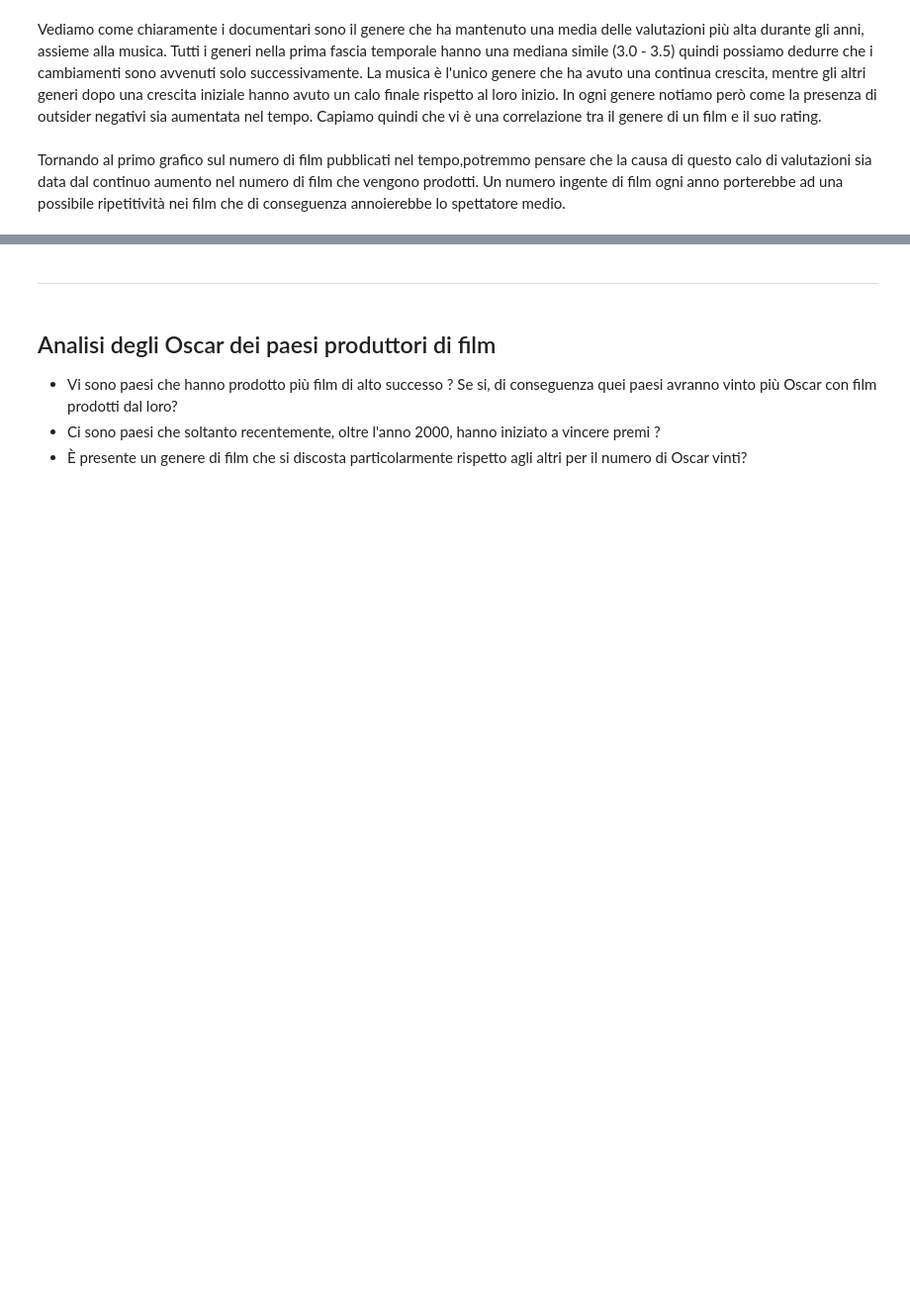
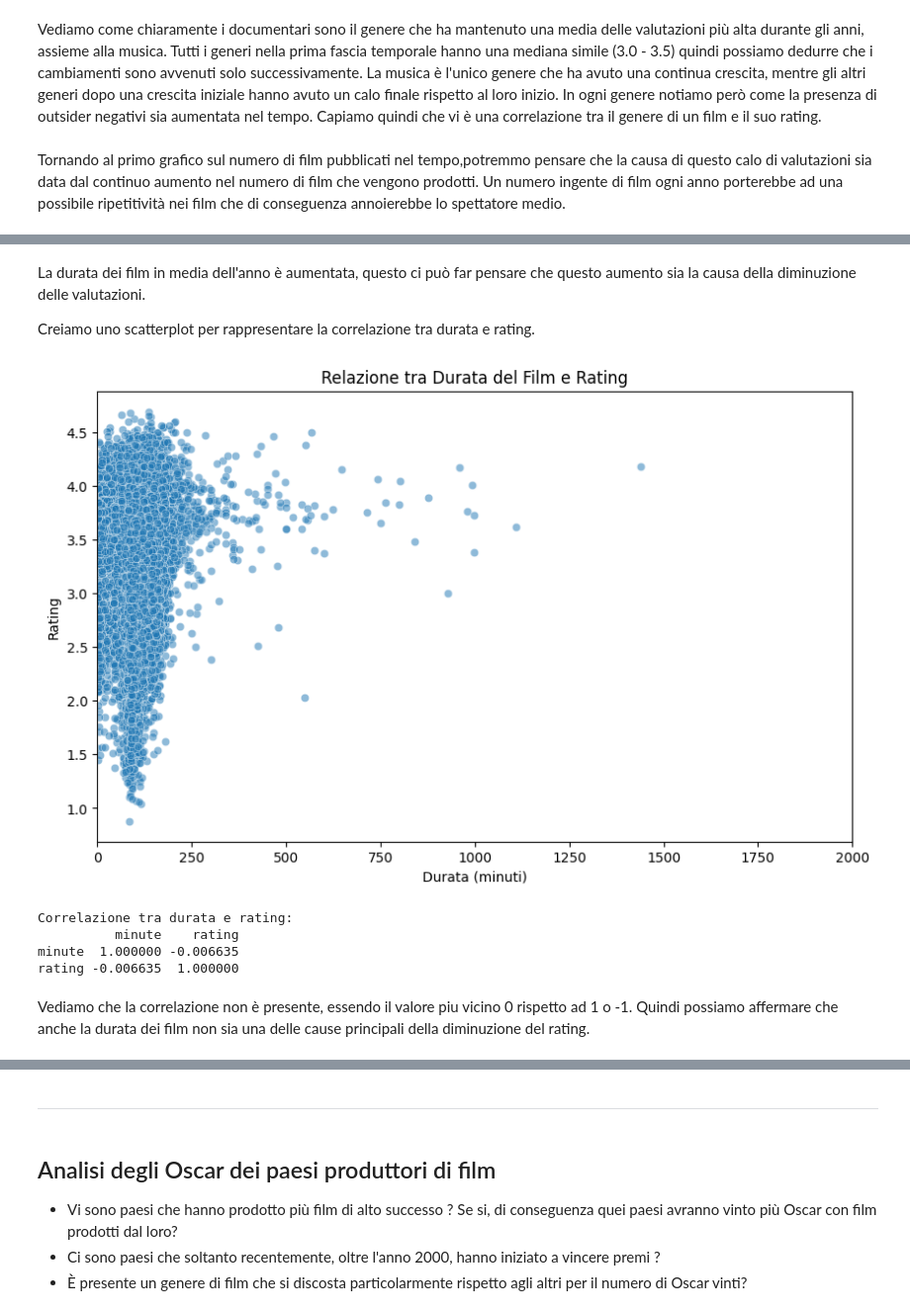
Before and after one commit to GabrieBu/freshcarrots, a Jupyter notebook: ium_Notebook/Cleaning.ipynb, the cells around one changed output, grey strips where cells are left out. Shown at 99% size. Drawn from its saved outputs; the diff is of its cells as text; code cells hidden in the pictures; blank space fills up the shorter version.

```diff
--- a/ium_Notebook/Cleaning.ipynb
+++ b/ium_Notebook/Cleaning.ipynb
@@ -871,0 +880,26 @@ Un numero ingente di film ogni anno porterebbe ad una possibile ripetitività ne
+# %% [markdown]
+La durata dei film in media dell'anno è aumentata, questo ci può far pensare che questo aumento sia la causa della diminuzione delle valutazioni.
+
+Creiamo uno scatterplot per rappresentare la correlazione tra durata e rating.
+# %%
+plt.figure(figsize=(10, 6))
+sns.scatterplot(x=df_released_movies['minute'], y=df_released_movies['rating'], alpha=0.5)
+plt.xlim(0, 2000)
+plt.title("Relazione tra Durata del Film e Rating")
+plt.xlabel("Durata (minuti)")
+plt.ylabel("Rating")
+plt.show()
+# %% [output]
+[figure, added]
+# %%
+correlation = df_released_movies[['minute', 'rating']].corr()
+print("Correlazione tra durata e rating:")
+print(correlation)
+# %% [output]
+Correlazione tra durata e rating:
+          minute    rating
+minute  1.000000 -0.006635
+rating -0.006635  1.000000
+# %% [markdown]
+Vediamo che la correlazione non è presente, essendo il valore piu vicino 0 rispetto ad 1 o -1.
+Quindi possiamo affermare che anche la durata dei film non sia una delle cause principali della diminuzione del rating.
```
Also changed, not shown: parts of 25 cells of this notebook.
